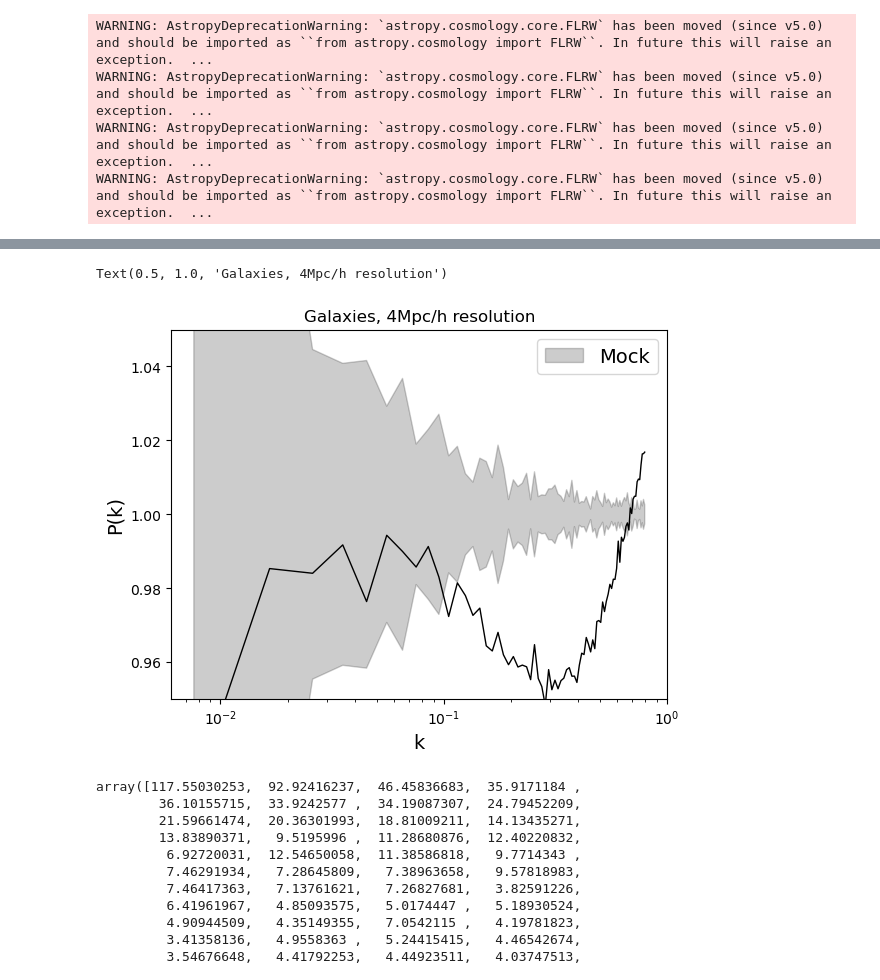
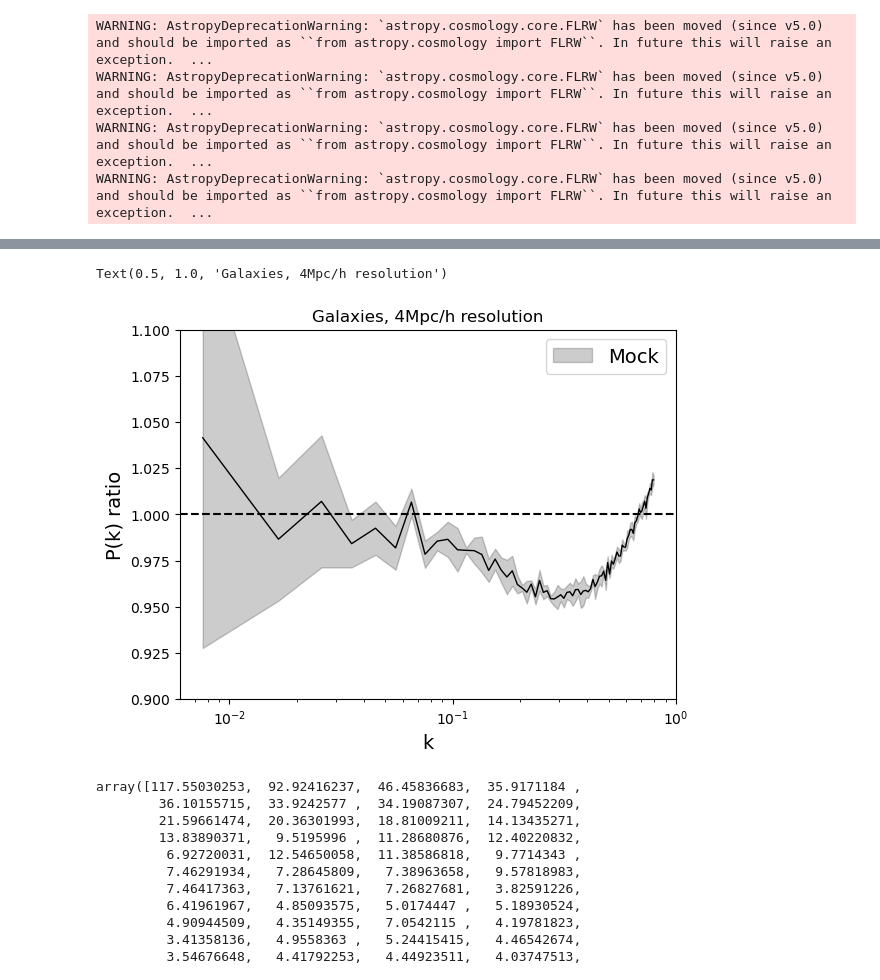
Before and after one commit to shivampcosmo/CHARM_old, a Jupyter notebook: notebooks/TEST_ROCKSTAR_RUNS/test_HOD_population.ipynb, the cells around one changed output, grey strips where cells are left out. Drawn from its saved outputs; the diff is of its cells as text; code cells hidden in the pictures.

```diff
--- a/notebooks/TEST_ROCKSTAR_RUNS/test_HOD_population.ipynb
+++ b/notebooks/TEST_ROCKSTAR_RUNS/test_HOD_population.ipynb
@@ -84,5 +201,5 @@ WARNING: AstropyDeprecationWarning: `astropy.cosmology.core.FLRW` has been moved
 # %%
-ji = 1
+ji = 5
 snapnum = 4
 snap_dir_base = '/mnt/home/spandey/ceph/Quijote/fiducial_HR_new/Halos/Rockstar'
 snapdir = snap_dir_base + '/' + str(ji)  #folder hosting the catalogue
@@ -96,6 +213,17 @@ index_M = header.index('M200c')
 mass_truth = rockstar[:,index_M]  #Halo masses in Msun/h
 group_data = {}
 group_data['Position']  = pos_h_truth
+
+
+df_nbkit = {}
+df_nbkit['Position'] = pos_h_truth
+from nbodykit.source.catalog import ArrayCatalog
+cat = ArrayCatalog(df_nbkit, BoxSize=1000.0)
+ns_h = 256
+mesh_orig = cat.to_mesh(window='nearest', Nmesh=ns_h, compensated=False, position='Position')
+r = NBlab.FFTPower(mesh_orig, mode='1d', dk=0.01)
+Pk_truth_halos = r.power
+
 group_data['Velocity']  = 0.0*pos_h_truth
 group_data['Mass']      = mass_truth
 cat = NBlab.ArrayCatalog(group_data, BoxSize=np.array([Lbox, Lbox, Lbox]))
@@ -237,6 +460,11 @@ WARNING: AstropyDeprecationWarning: `astropy.cosmology.core.FLRW` has been moved
 Pk_truth_vox_all_sim = np.array(Pk_truth_vox_all_sim)
 Pk_mock_vox_all_sim = np.array(Pk_mock_vox_all_sim)
 Pk_truth_all_sim = np.array(Pk_truth_all_sim)
+Pk_truth_mock_vox_all_sim = np.array(Pk_truth_mock_vox_all_sim)
+
+Pk_truth_vox_all_sim_halos = np.array(Pk_truth_vox_all_sim_halos)
+Pk_mock_vox_all_sim_halos = np.array(Pk_mock_vox_all_sim_halos)
+Pk_truth_all_sim_halos = np.array(Pk_truth_all_sim_halos)
 # %%
 import matplotlib.pyplot as pl
 pl.figure()
@@ -256,21 +506,23 @@ Text(0.5, 1.0, 'Galaxies, 4Mpc/h resolution')
 # %%
 import matplotlib.pyplot as pl
 pl.figure()
 # pl.errorbar(Pk_truth_vox['k'], np.mean(Pk_truth_vox_all_sim, axis=0), yerr=(np.std(Pk_truth_vox_all_sim, axis=0)), color='k', ls='', ms=3.0, marker='s', alpha=0.4, label='Truth')
-pl.plot(Pk_mock_vox['k'], np.mean(Pk_truth_vox_all_sim, axis=0)/np.mean(Pk_mock_vox_all_sim, axis=0), lw=1.0, color='k')
-# pl.fill_between(Pk_mock_vox['k'], np.mean(Pk_mock_vox_all_sim, axis=0) - np.std(Pk_mock_vox_all_sim, axis=0), np.mean(Pk_mock_vox_all_sim, axis=0) + np.std(Pk_mock_vox_all_sim, axis=0), label='Mock', color='k', alpha=0.2)
-pl.fill_between(Pk_mock_vox['k'], 1- np.std(Pk_mock_vox_all_sim, axis=0)/np.mean(Pk_mock_vox_all_sim, axis=0), 1+ np.std(Pk_mock_vox_all_sim, axis=0)/np.mean(Pk_mock_vox_all_sim, axis=0), label='Mock', color='k', alpha=0.2)
+# pl.plot(Pk_mock_vox['k'], np.mean(Pk_truth_vox_all_sim, axis=0)/np.mean(Pk_mock_vox_all_sim, axis=0), lw=1.0, color='k')
+pl.plot(Pk_mock_vox['k'], np.mean(Pk_truth_mock_vox_all_sim, axis=0), lw=1.0, color='k')
+pl.fill_between(Pk_mock_vox['k'], np.mean(Pk_truth_mock_vox_all_sim, axis=0) - np.std(Pk_truth_mock_vox_all_sim, axis=0), np.mean(Pk_truth_mock_vox_all_sim, axis=0) + np.std(Pk_truth_mock_vox_all_sim, axis=0), label='Mock', color='k', alpha=0.2)
+# pl.fill_between(Pk_mock_vox['k'], 1- np.std(Pk_mock_vox_all_sim, axis=0)/np.mean(Pk_mock_vox_all_sim, axis=0), 1+ np.std(Pk_mock_vox_all_sim, axis=0)/np.mean(Pk_mock_vox_all_sim, axis=0), label='Mock', color='k', alpha=0.2)
 # pl.errorbar(Pk_truth_vox['k'], np.mean(Pk_truth_all_sim, axis=0), yerr=np.std(Pk_truth_all_sim, axis=0), label='Truth')
 pl.xscale('log')
+pl.axhline(1.0, ls='--', color='k')
 # pl.yscale('log')
 pl.legend(fontsize=14)
 pl.xlabel('k', size=14)
-pl.ylabel('P(k)', size=14)
-pl.ylim(0.95, 1.05)
+pl.ylabel('P(k) ratio', size=14)
+pl.ylim(0.9, 1.1)
 pl.title('Galaxies, 4Mpc/h resolution')
 # %% [output]
 Text(0.5, 1.0, 'Galaxies, 4Mpc/h resolution')
-[figure, old version]
+[figure, new version]
 # %%
 np.sqrt(np.std(Pk_truth_vox_all_sim, axis=0))
 # %% [output]
```
Also changed, not shown: parts of 11 cells of this notebook, 25 other files.
